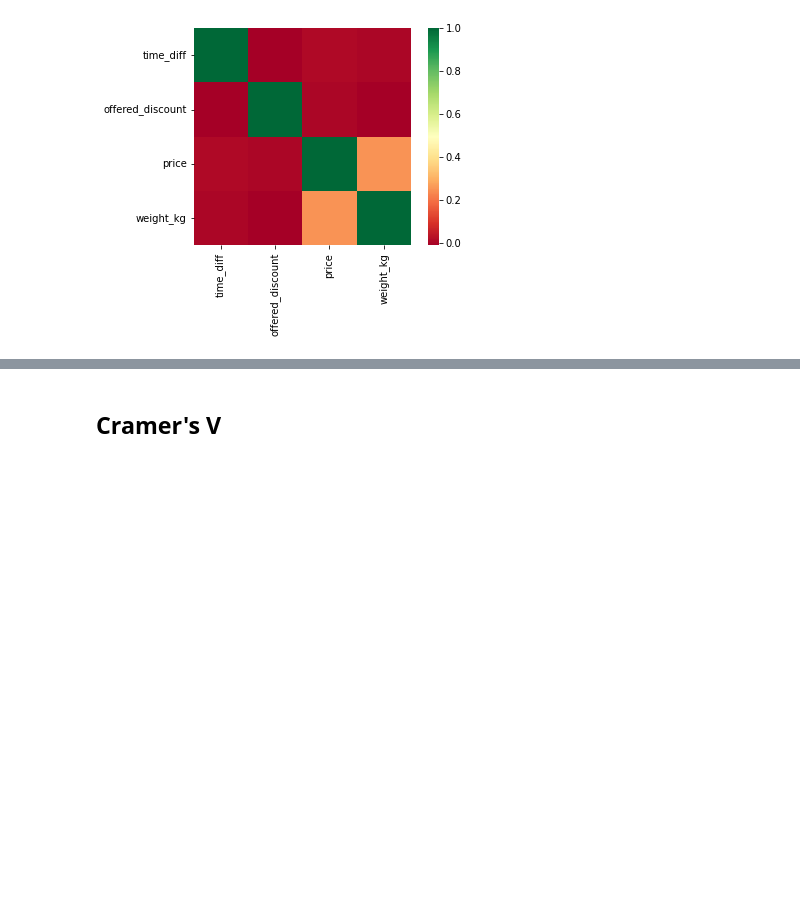
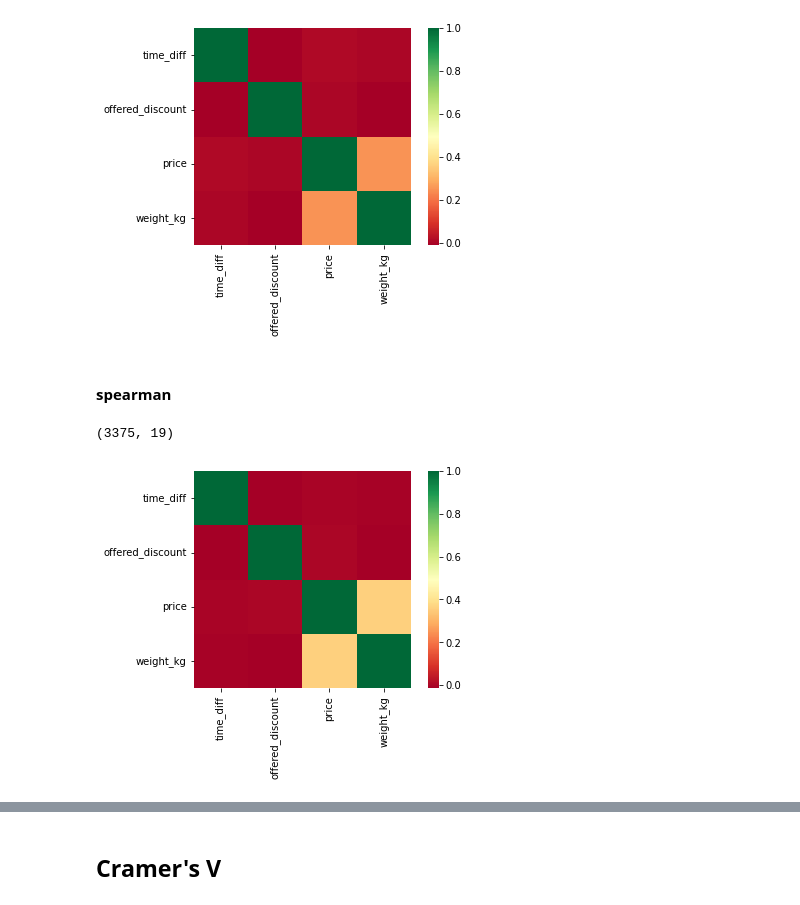
Before and after one commit to milosz-l/delivery-time, a Jupyter notebook: ETL.ipynb, the cells around one changed output, grey strips where cells are left out. Drawn from its saved outputs; the diff is of its cells as text; code cells hidden in the pictures; blank space fills up the shorter version.

Commit message:
added pearson, spearman and kenall correlation heatmaps

```diff
--- a/ETL.ipynb
+++ b/ETL.ipynb
@@ -214,3 +216,11 @@ ax = sns.heatmap(df_without_time_diff_below_0[columns_list].corr(), square=True,
 # %% [output]
 (3375, 19)
 [figure]
+# %% [markdown]
+#### spearman
+# %%
+print(df_without_time_diff_below_0.shape)
+ax = sns.heatmap(df_without_time_diff_below_0[columns_list].corr('spearman'), square=True, cmap='RdYlGn')
+# %% [output]
+(3375, 19)
+[figure, added]
```
Also changed, not shown: parts of 4 cells of this notebook, 1 other file.
